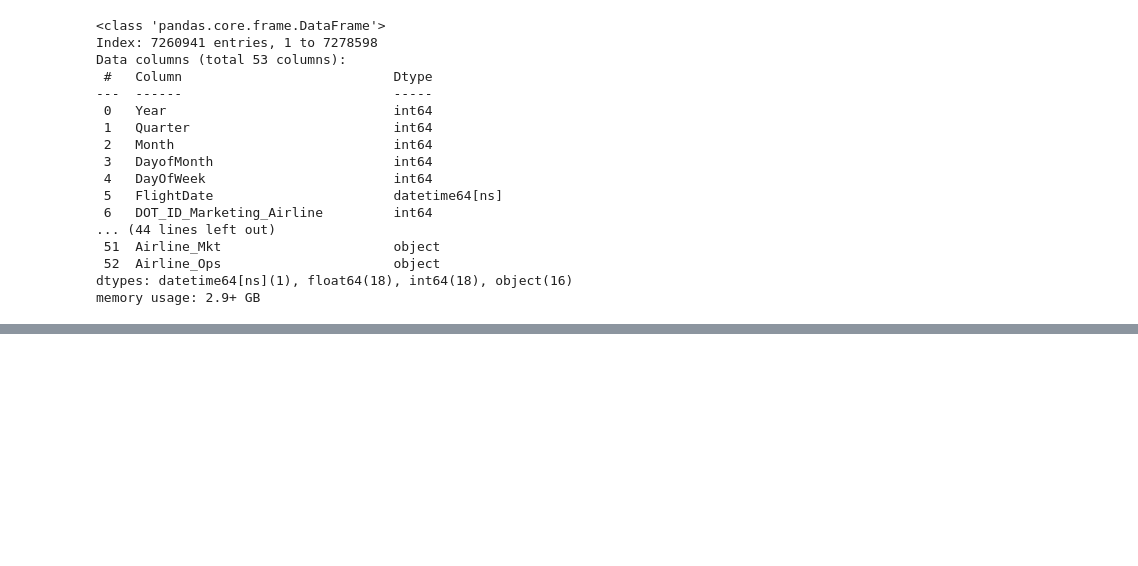
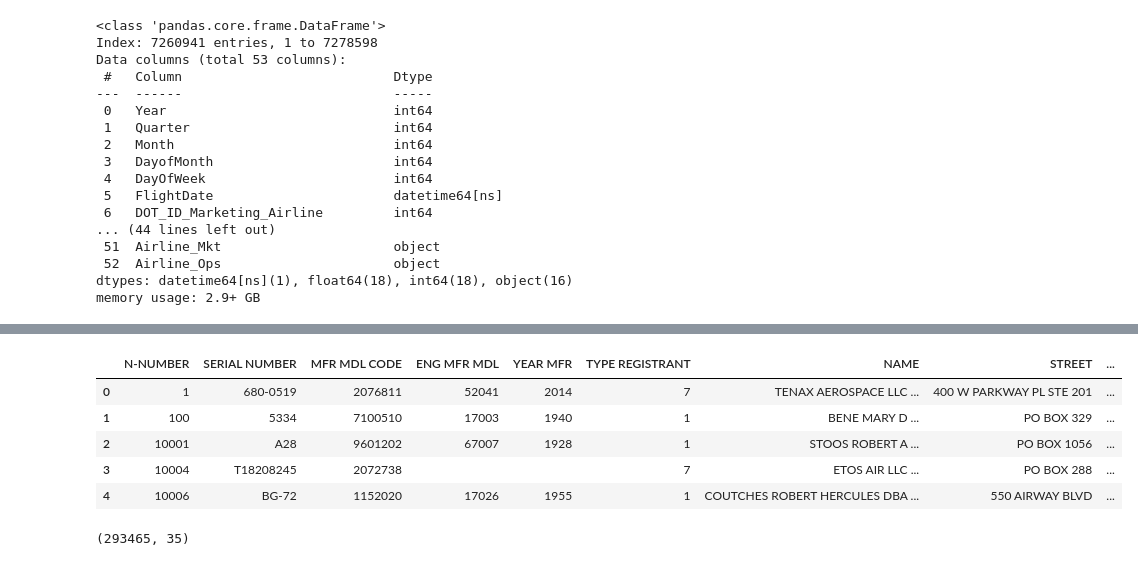
Before and after one commit to dezertdweller/flight-cancellations, a Jupyter notebook: notebooks/importing-data.ipynb, the cells around one changed output, grey strips where cells are left out. Saved outputs shown, nothing was run; the diff lists cells and outputs as text; code cells hidden in the pictures; blank space fills up the shorter version.

```diff
--- a/notebooks/importing-data.ipynb
+++ b/notebooks/importing-data.ipynb
@@ -856,0 +865,2 @@ memory usage: 2.9+ GB
+# %%
+aircraft_registration = pd.read_csv(DATA_PATH + '/ReleasableAircraft/MASTER.txt')
@@ -856,0 +871,13 @@ memory usage: 2.9+ GB
+# %%
+aircraft_registration.head()
+# %% [output]
+|  | N-NUMBER | SERIAL NUMBER | MFR MDL CODE | ENG MFR MDL | YEAR MFR | TYPE REGISTRANT | NAME | STREET | ... |
+| 0 | 1 | 680-0519 | 2076811 | 52041 | 2014 | 7 | TENAX AEROSPACE LLC ... | 400 W PARKWAY PL STE 201 | ... |
+| 1 | 100 | 5334 | 7100510 | 17003 | 1940 | 1 | BENE MARY D ... | PO BOX 329 | ... |
+| 2 | 10001 | A28 | 9601202 | 67007 | 1928 | 1 | STOOS ROBERT A ... | PO BOX 1056 | ... |
+| 3 | 10004 | T18208245 | 2072738 |  |  | 7 | ETOS AIR LLC ... | PO BOX 288 | ... |
+| 4 | 10006 | BG-72 | 1152020 | 17026 | 1955 | 1 | COUTCHES ROBERT HERCULES DBA ... | 550 AIRWAY BLVD | ... |
+# %%
+aircraft_registration.shape
+# %% [output]
+(293465, 35)
```
Also changed, not shown: parts of 40 cells of this notebook.
